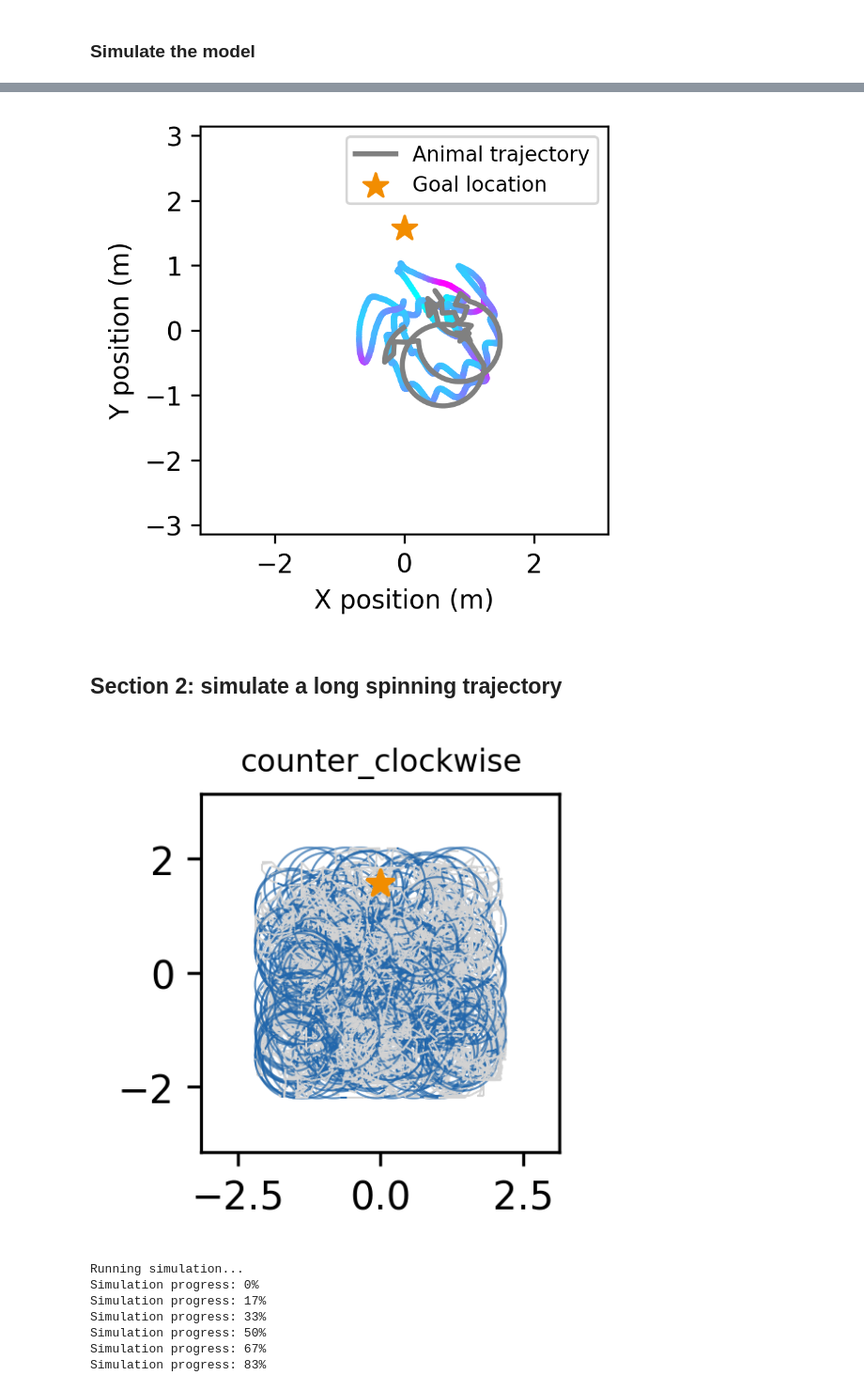
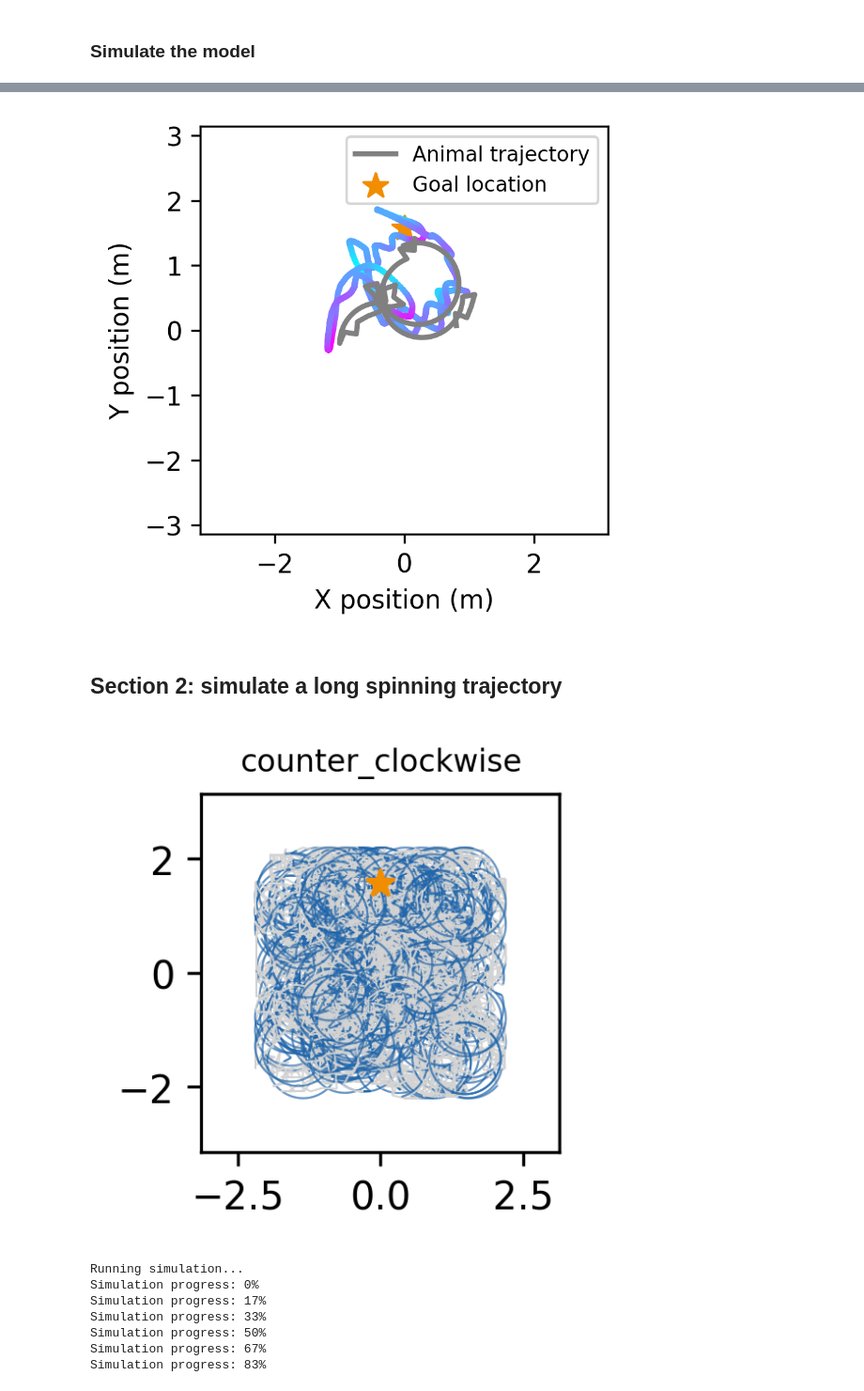
Before and after one commit to ZilongJi/HoneycombSweeps, a Jupyter notebook: HDPCCAN_Sweep_Spinning.ipynb, the cells around one changed output, grey strips where cells are left out. Shown: that part at 94% size. Saved outputs shown, nothing was run; the diff lists cells and outputs as text; code cells hidden in the pictures.

```diff
--- a/HDPCCAN_Sweep_Spinning.ipynb
+++ b/HDPCCAN_Sweep_Spinning.ipynb
@@ -226,7 +226,10 @@ def simulate_honeycomb_movement(total_time=1,
     Velocity = np.zeros_like(B_trajectory_upsampled)
     Velocity[:-1, :] = diff
 
-    return B_trajectory_upsampled, head_directions_upsampled, Dir2Goal, speeds_upsampled, rotation_phases_upsampled, time_upsampled, Velocity
+    #calculate movement direction
+    MVDirection = (np.arctan2(Velocity[:, 1], Velocity[:, 0]) + np.pi) % (2 * np.pi) - np.pi
+
+    return B_trajectory_upsampled, head_directions_upsampled, MVDirection,  Dir2Goal, speeds_upsampled, rotation_phases_upsampled, time_upsampled, Velocity
 # %% [markdown]
 ## Section 1: Generate simple trajectory to test model parameters
 # %%
@@ -243,7 +246,7 @@ results = simulate_honeycomb_movement(total_time=2,
                                     goal_loc=goal_loc,
                                     direction=direction)
 
-Animal_location_all, Head_direction_all, Dir2Goal_all, Animal_speed_all, rotation_phases, time_upsampled, Animal_Vel_all = results
+Animal_location_all, Head_direction_all, MV_direction_all, Dir2Goal_all, Animal_speed_all, rotation_phases, time_upsampled, Animal_Vel_all = results
 
 Animal_location_all = Animal_location_all*np.pi-0.5*np.pi
 Animal_speed_all = Animal_speed_all/1000
@@ -359,7 +362,7 @@ for i in range(0, len(Animal_location_all), simulate_time):
     print('Simulation progress: %.0f%%' % (i/len(Animal_location_all)*100))
     results = run(time_steps[i:i+simulate_time],
                     Animal_location_all[i:i+simulate_time],
-                    Head_direction_all[i:i+simulate_time],
+                    MV_direction_all[i:i+simulate_time],
                     Animal_speed_all[i:i+simulate_time],
                     Dir2Goal_all[i:i+simulate_time])
 
@@ -404,7 +407,7 @@ ax.set_ylabel('Y position (m)', fontsize=10)
 
 plt.tight_layout()
 # %% [output]
-[figure, old version]
+[figure, new version]
 # %% [markdown]
 ## Section 2: simulate a long spinning trajectory
 # %%
@@ -421,35 +424,35 @@ results = simulate_honeycomb_movement(total_time=300,
                                     goal_loc=goal_loc,
                                     direction=direction)
 
-Animal_location_all, Head_direction_all, Dir2Goal_all, Animal_speed_all, rotation_phases, time_upsampled, Animal_Vel_all = results
+Animal_location_all, Head_direction_all, MV_direction_all, Dir2Goal_all, Animal_speed_all, rotation_phases, time_upsampled, Animal_Vel_all = results
 
 Animal_location_all = Animal_location_all*np.pi-0.5*np.pi
 Animal_speed_all /= 1000
 
 fig,ax = plt.subplots(1,1,figsize=(2,2), dpi=300)
 
 
 # 1. XY Trajectory Plot (Upsampled)
 segments = np.array([[Animal_location_all[i], Animal_location_all[i + 1]] for i in range(len(Animal_location_all) - 1)])
 colors = ['#2167AC' if rotation_phases[i] else 'lightgrey' for i in range(len(Animal_location_all) - 1)] #28A25F
 #colors = ['#28A25F' if rotation_phases[i] else 'lightgrey' for i in range(len(Position) - 1)]
 lc = LineCollection(segments, colors=colors, linewidths=0.5, alpha=1)
 ax.add_collection(lc)
 ax.set_aspect('equal')
 ax.set_xlim(-np.pi,np.pi)
 ax.set_ylim(-np.pi,np.pi)
 
 
 #add goal location
 goal_loc = (-0.*np.pi, 0.5*np.pi)
 ax.scatter(goal_loc[0], goal_loc[1], color='#F18D00', marker='*', s=50, zorder=10)
 
 
 ax.set_title(direction, fontsize=8)
 
 plt.tight_layout()
 # %% [output]
-[figure, old version]
+[figure, new version]
 # %%
 #set simulation parameters
 bm.set_platform('gpu')
```
Also changed, not shown: parts of 15 cells of this notebook.
